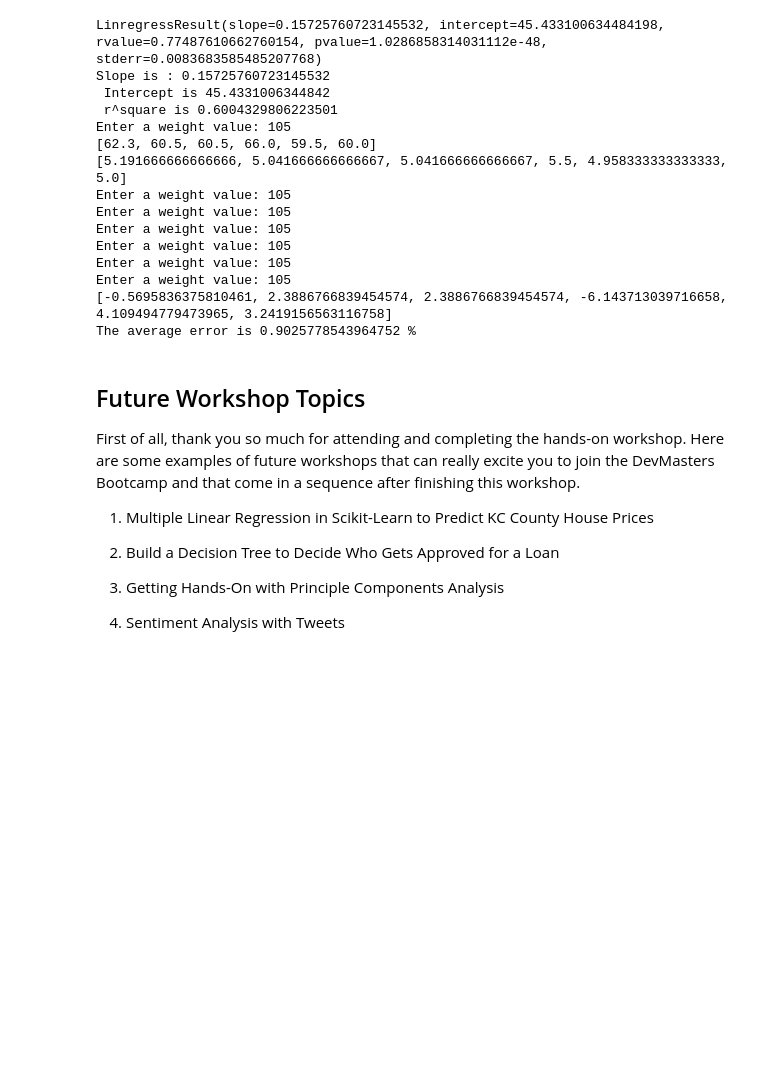
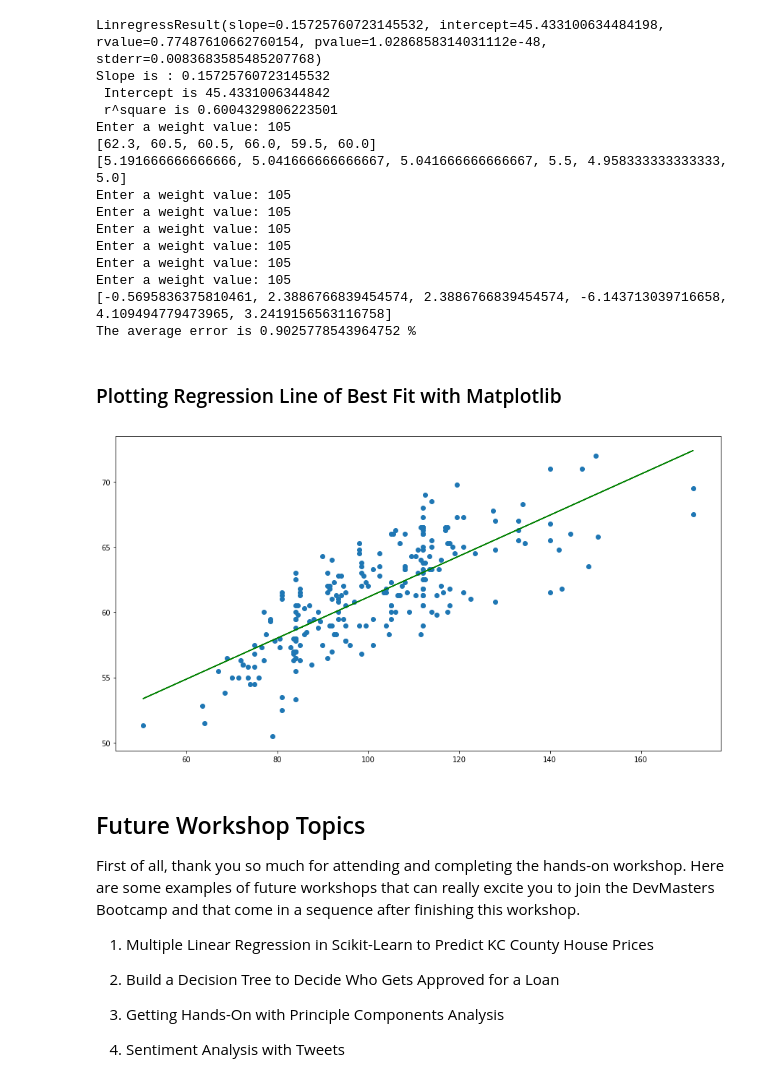
Before and after one commit to TheChanRProject/DevMasters-NewNB, a Jupyter notebook: NewNB-Python-V3.ipynb, the cells around one changed output. Saved outputs shown, nothing was run; the diff lists cells and outputs as text; code cells hidden in the pictures; blank space fills up the shorter version.

Commit message:
adding line of best fit

```diff
--- a/NewNB-Python-V3.ipynb
+++ b/NewNB-Python-V3.ipynb
@@ -582,6 +584,29 @@ Enter a weight value: 105
 Enter a weight value: 105
 [-0.5695836375810461, 2.3886766839454574, 2.3886766839454574, -6.143713039716658, 4.109494779473965, 3.2419156563116758]
 The average error is 0.9025778543964752 %
+# %% [markdown]
+### Plotting Regression Line of Best Fit with Matplotlib
+# %%
+# We saw an example with seaborn of how to plot the line of best fit with regplot, but we can also plot the line with Matplotlib
+
+# Simple predict function
+
+def predict(x):
+    return regResult.slope * x + regResult.intercept
+
+# Building the plot
+
+plt.figure(figsize=(15,8))
+plt.title("Scatter Plot with Line of Best Fit (Matplotlib)", size="30")
+plt.xlabel("Weight (Pounds)", size="20")
+plt.ylabel("Height (Inches)")
+# Original Scatterplot
+plt.scatter(df.WeightLB, df.HeightIn)
+# Regression Line
+plt.plot(df['WeightLB'], predict(df['WeightLB']), 'g-')
+plt.show()
+# %% [output]
+[figure, added]
 # %% [markdown]
 ## Future Workshop Topics
 
```
Also changed, not shown: parts of 1 cell of this notebook.
